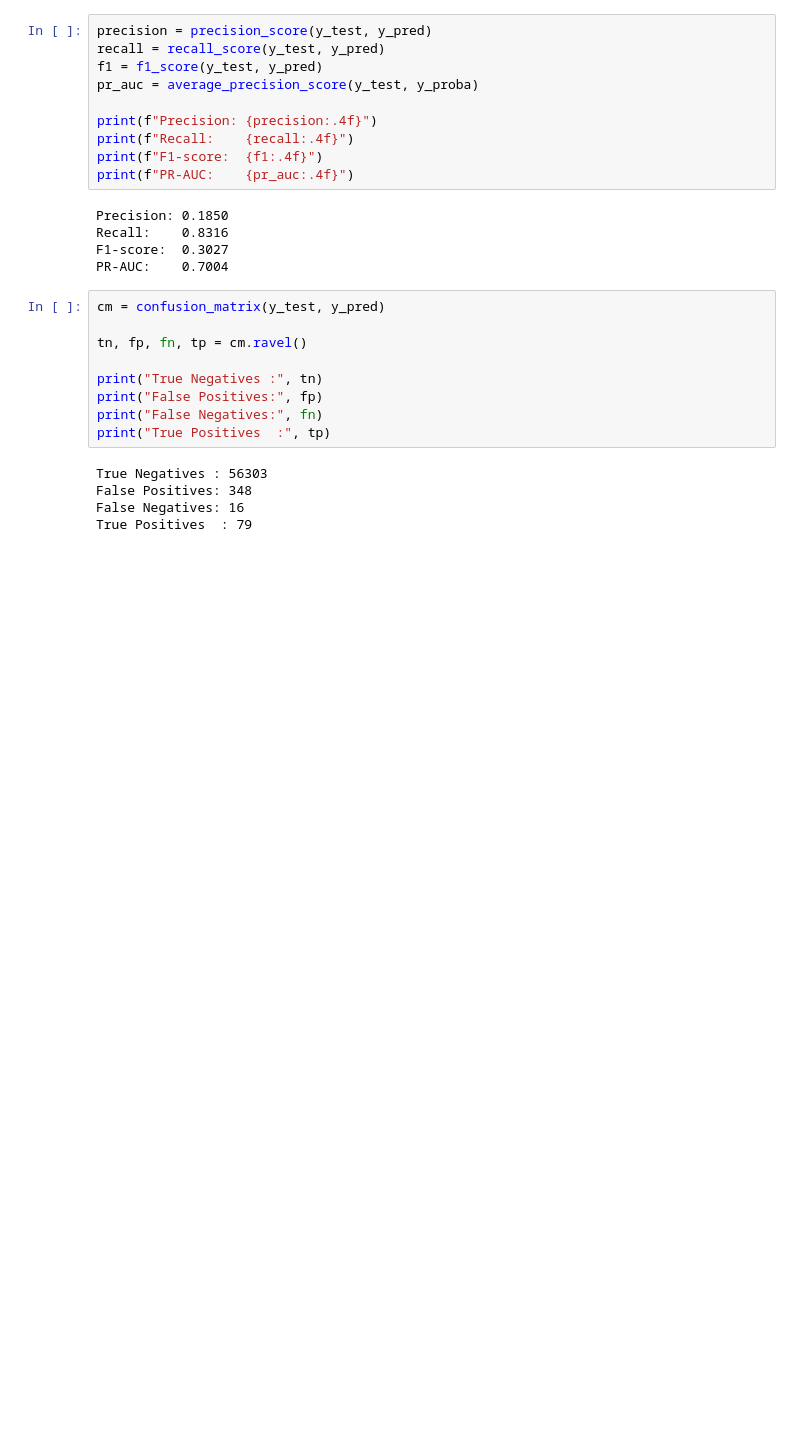
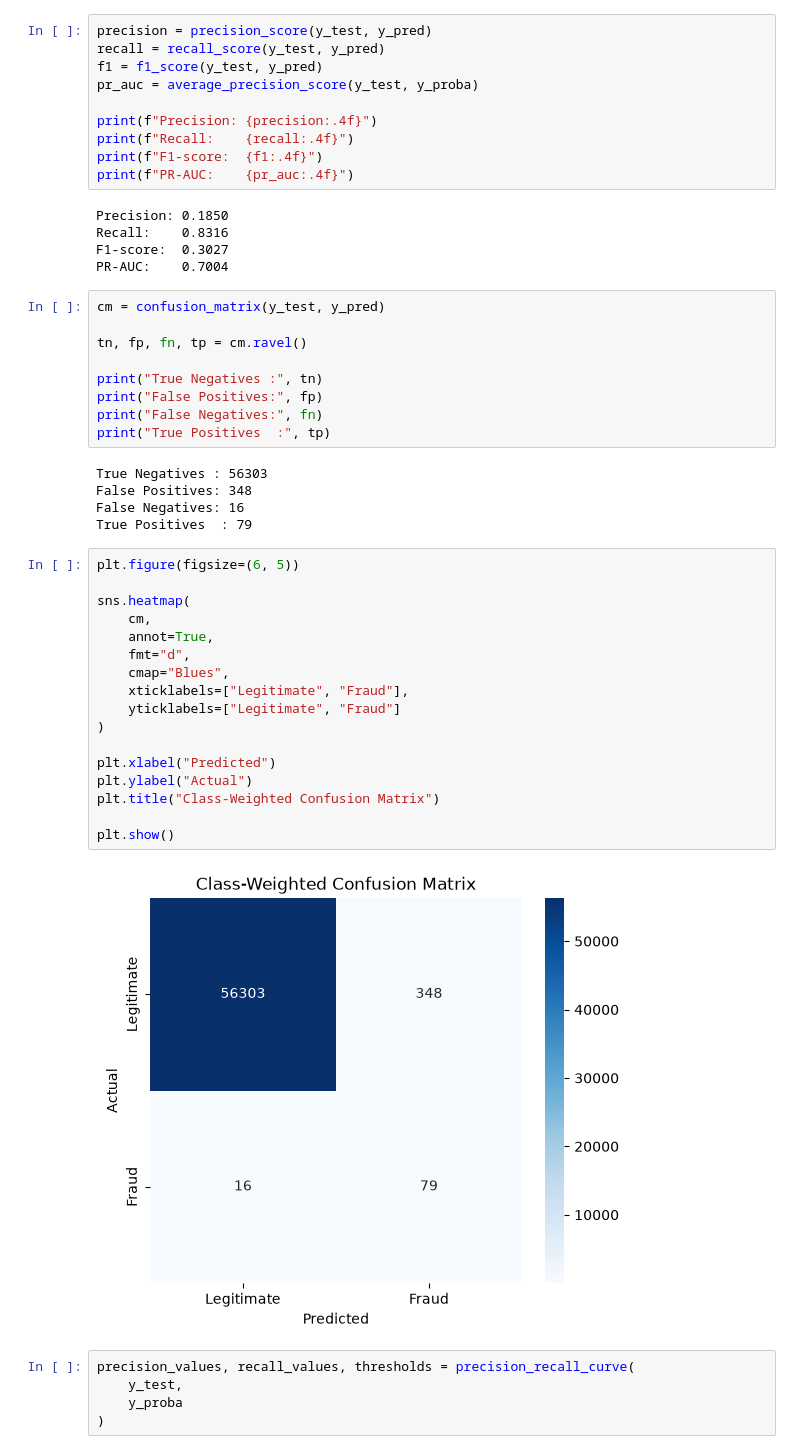
Before and after one commit to Fenet-Ab/card-fraud-detection, a Jupyter notebook: notebooks/05_class_weight.ipynb, the cells around one changed output. Cells and saved outputs as stored; diff of their text form; blank space fills up the shorter version.

Commit message:
Evaluate and visualize model performance

```diff
--- a/notebooks/05_class_weight.ipynb
+++ b/notebooks/05_class_weight.ipynb
@@ -138,3 +138,27 @@ True Negatives : 56303
 False Positives: 348
 False Negatives: 16
 True Positives  : 79
+# %%
+plt.figure(figsize=(6, 5))
+
+sns.heatmap(
+    cm,
+    annot=True,
+    fmt="d",
+    cmap="Blues",
+    xticklabels=["Legitimate", "Fraud"],
+    yticklabels=["Legitimate", "Fraud"]
+)
+
+plt.xlabel("Predicted")
+plt.ylabel("Actual")
+plt.title("Class-Weighted Confusion Matrix")
+
+plt.show()
+# %% [output]
+[figure, added]
+# %%
+precision_values, recall_values, thresholds = precision_recall_curve(
+    y_test,
+    y_proba
+)
```
Also changed, not shown: parts of 1 cell of this notebook.
